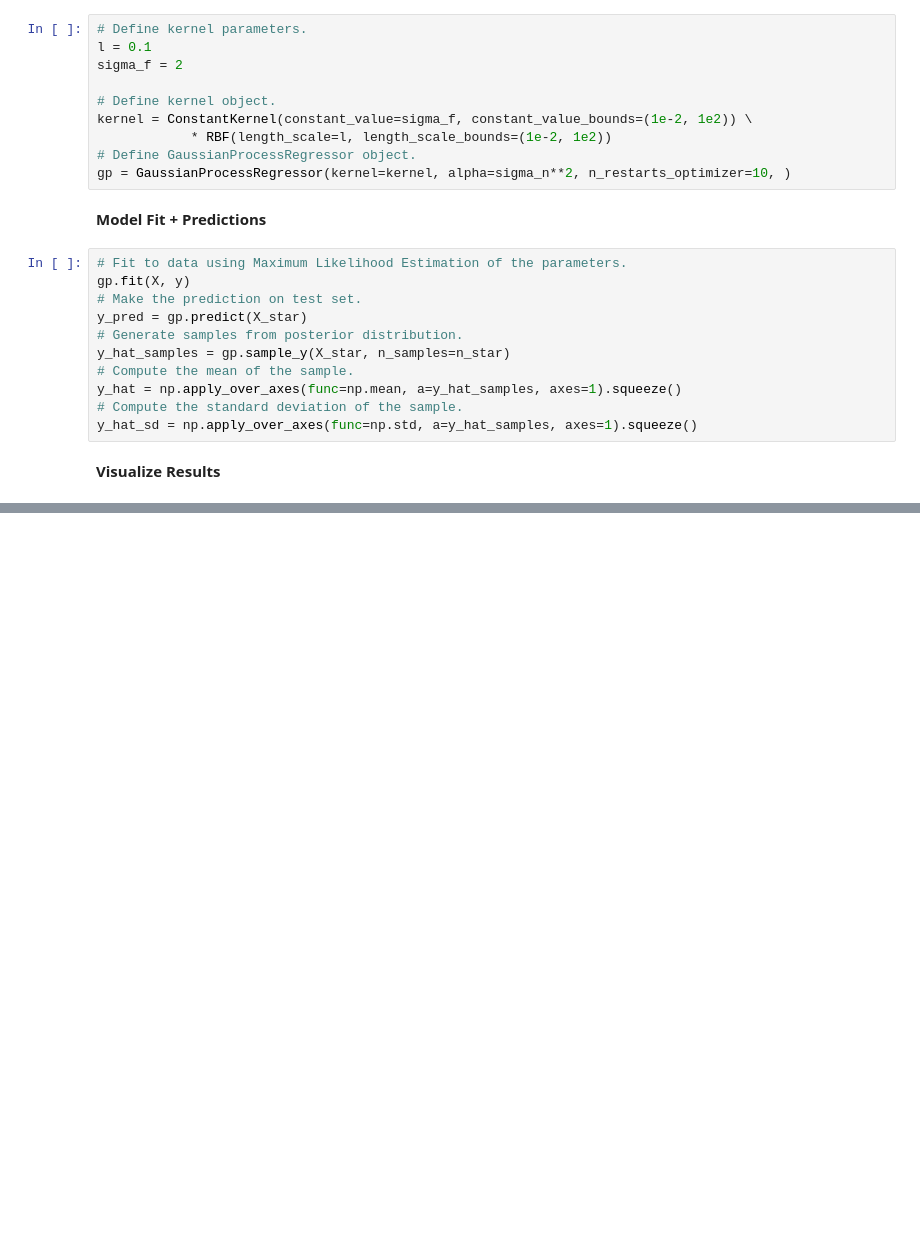
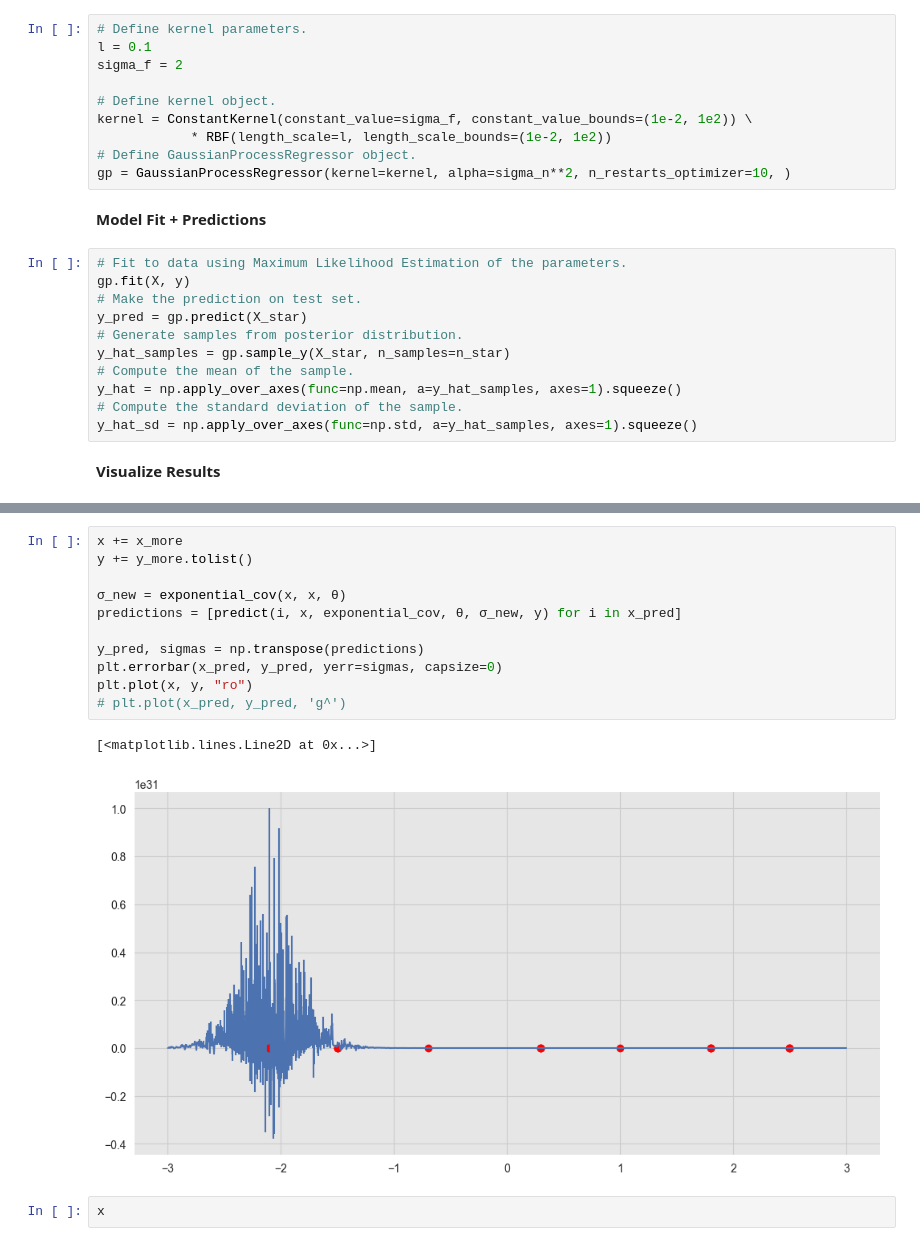
Before and after one commit to ashBabu/Machine-Learning, a Jupyter notebook: Gaussian Process Regression.ipynb, the cells around one changed output, grey strips where cells are left out. Drawn from its saved outputs; the diff is of its cells as text; blank space fills up the shorter version.

```diff
--- a/Gaussian Process Regression.ipynb
+++ b/Gaussian Process Regression.ipynb
@@ -568,0 +623,16 @@ ax.legend(loc='lower left');
+# %%
+x += x_more
+y += y_more.tolist()
+
+σ_new = exponential_cov(x, x, θ)
+predictions = [predict(i, x, exponential_cov, θ, σ_new, y) for i in x_pred]
+
+y_pred, sigmas = np.transpose(predictions)
+plt.errorbar(x_pred, y_pred, yerr=sigmas, capsize=0)
+plt.plot(x, y, "ro")
+# plt.plot(x_pred, y_pred, 'g^')
+# %% [output]
+[<matplotlib.lines.Line2D at 0x...>]
+[figure, added]
+# %%
+x
```
Also changed, not shown: parts of 38 cells of this notebook, 3 other files.
